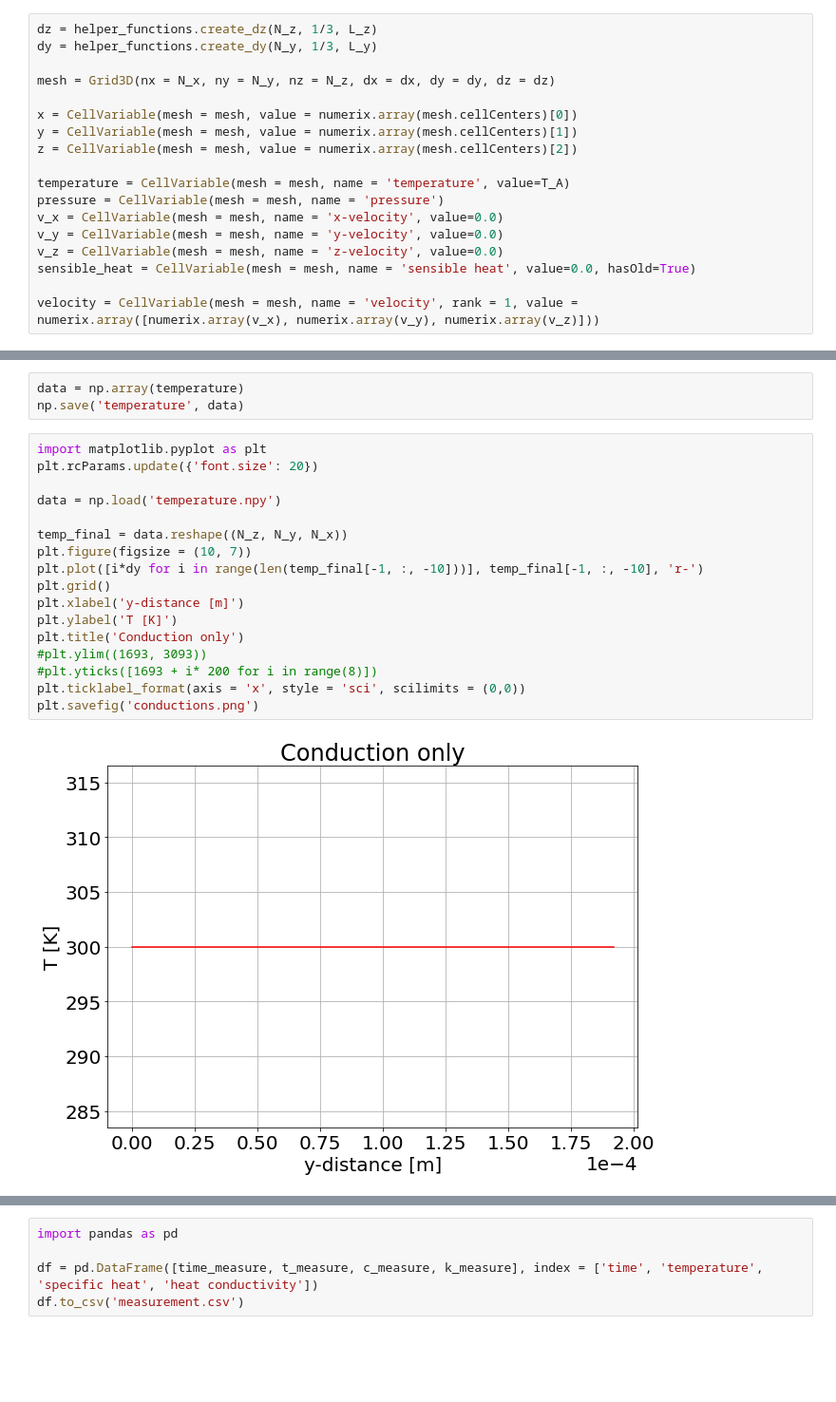
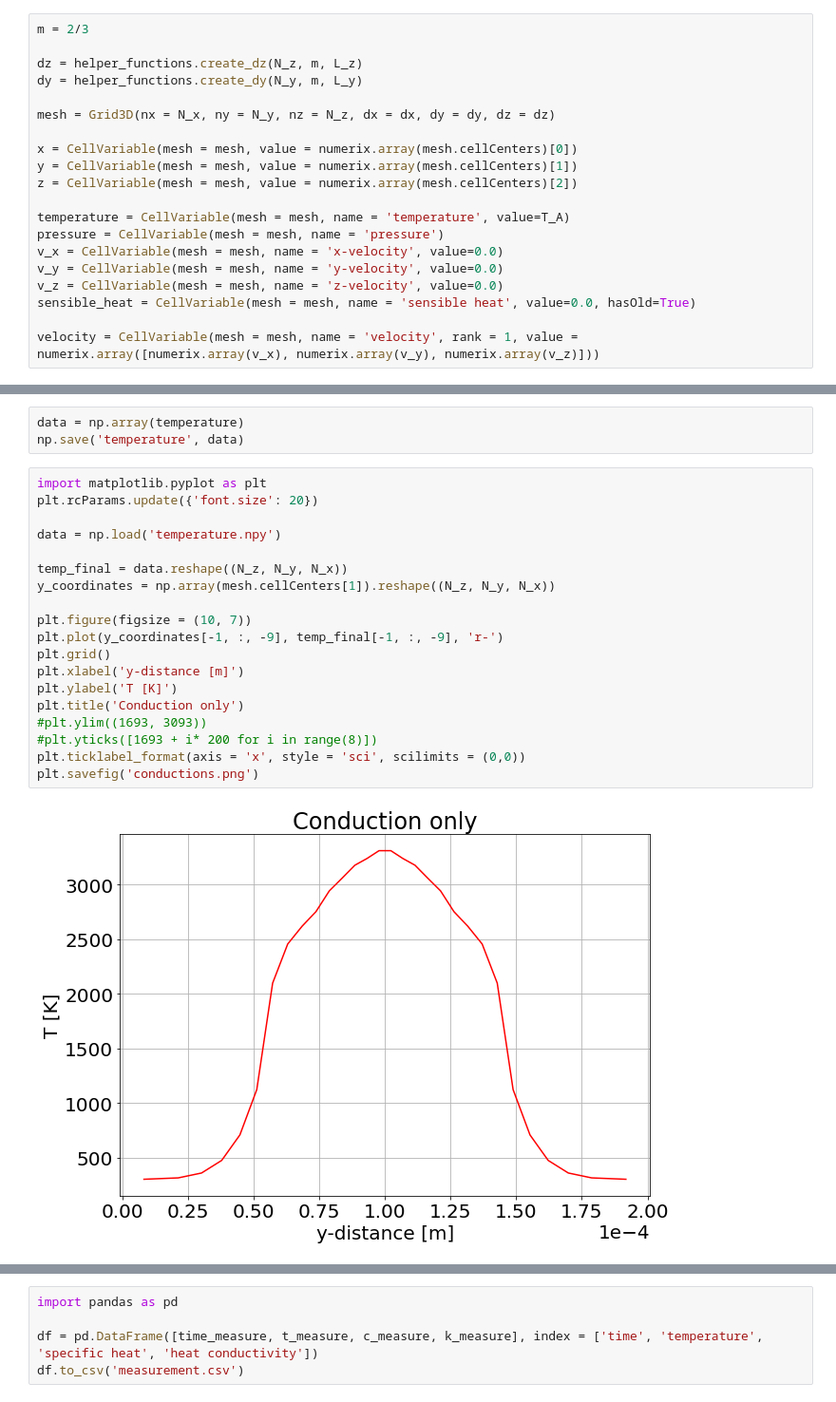
Before and after one commit to snilsn/SLM-finite-volumes, a Jupyter notebook: 3d heat convection.ipynb, the cells around one changed output, grey strips where cells are left out. Shown at 95% size. Cells and saved outputs as stored; diff of their text form; blank space fills up the shorter version.

```diff
--- a/3d heat convection.ipynb
+++ b/3d heat convection.ipynb
@@ -12,8 +12,10 @@ from parameters import *
 
 from tqdm.notebook import trange, tqdm
 # %%
-dz = helper_functions.create_dz(N_z, 1/3, L_z)
-dy = helper_functions.create_dy(N_y, 1/3, L_y)
+m = 2/3
+
+dz = helper_functions.create_dz(N_z, m, L_z)
+dy = helper_functions.create_dy(N_y, m, L_y)
 
 mesh = Grid3D(nx = N_x, ny = N_y, nz = N_z, dx = dx, dy = dy, dz = dz)
 
@@ -151,22 +152,24 @@ np.save('temperature', data)
 # %%
 import matplotlib.pyplot as plt
 plt.rcParams.update({'font.size': 20})
 
 data = np.load('temperature.npy')
 
 temp_final = data.reshape((N_z, N_y, N_x))
+y_coordinates = np.array(mesh.cellCenters[1]).reshape((N_z, N_y, N_x))
+
 plt.figure(figsize = (10, 7))
-plt.plot([i*dy for i in range(len(temp_final[-1, :, -10]))], temp_final[-1, :, -10], 'r-')
+plt.plot(y_coordinates[-1, :, -9], temp_final[-1, :, -9], 'r-')
 plt.grid()
 plt.xlabel('y-distance [m]')
 plt.ylabel('T [K]')
 plt.title('Conduction only')
 #plt.ylim((1693, 3093))
 #plt.yticks([1693 + i* 200 for i in range(8)])
 plt.ticklabel_format(axis = 'x', style = 'sci', scilimits = (0,0))
 plt.savefig('conductions.png')
 # %% [output]
-[figure, old version]
+[figure, new version]
 # %%
 remaining = 0.005 - time
 dt = 0.0001
```
Also changed, not shown: parts of 60 cells of this notebook, 3 other files.
